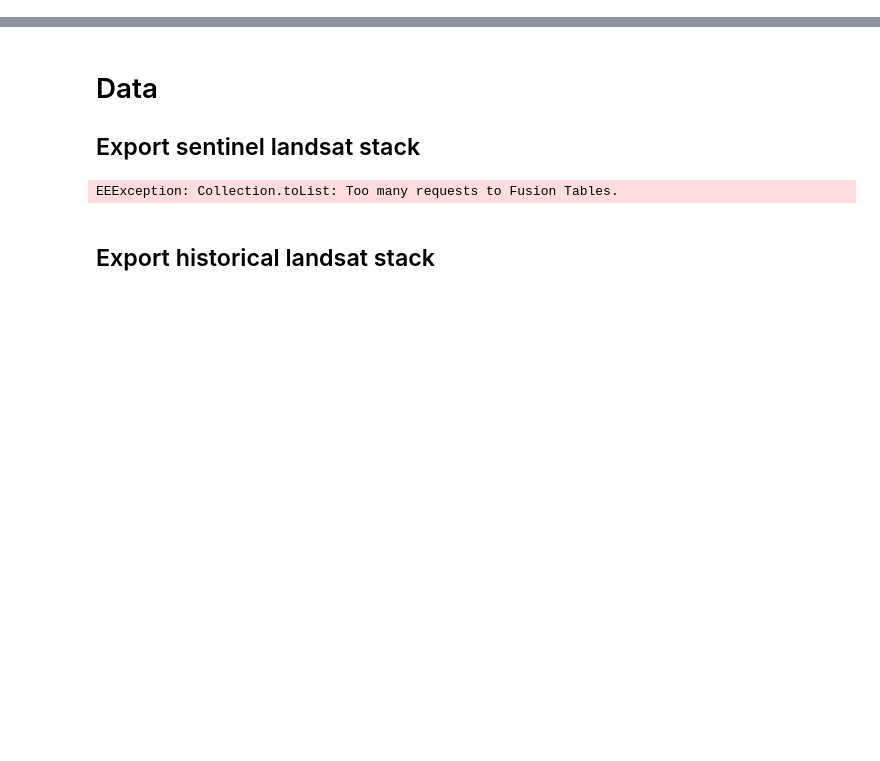
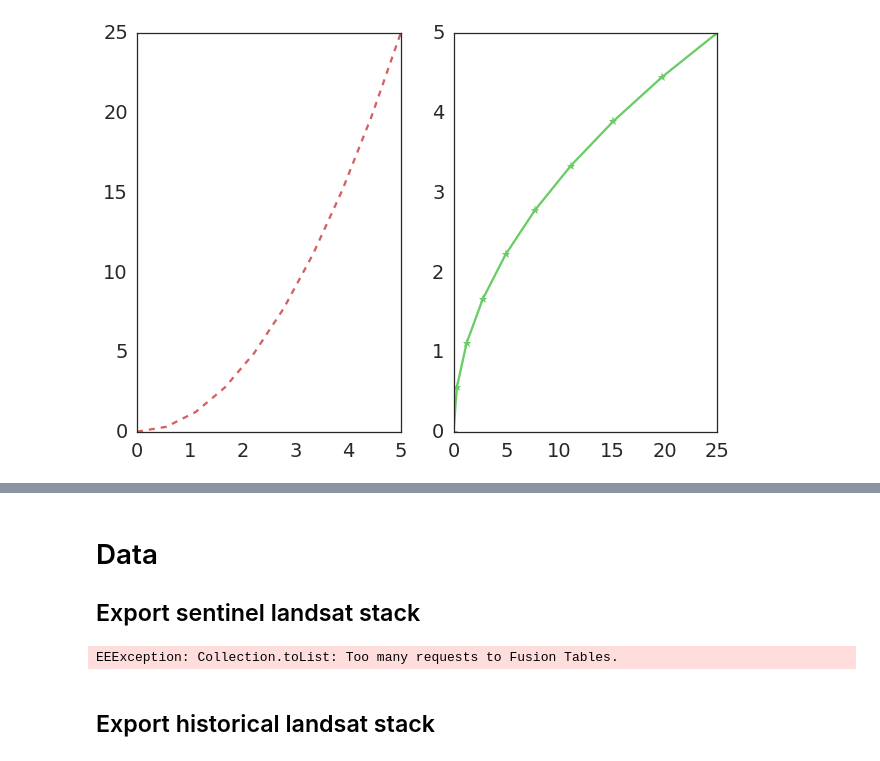
Before and after one commit to Ramonss93/geenotebook, a Jupyter notebook: CropExtentInEE.ipynb, the cells around one changed output, grey strips where cells are left out. Cells and saved outputs as stored; diff of their text form; code cells hidden in the pictures; blank space fills up the shorter version.

```diff
--- a/CropExtentInEE.ipynb
+++ b/CropExtentInEE.ipynb
@@ -0,0 +22,10 @@
+# %%
+x = np.linspace(0, 5, 10)
+y = x ** 2
+subplot(1,2,1)
+plot(x, y, 'r--')
+subplot(1,2,2)
+plot(y, x, 'g*-')
+show()
+# %% [output]
+[figure, added]
```
Also changed, not shown: parts of 3 cells of this notebook, 4 other files.
